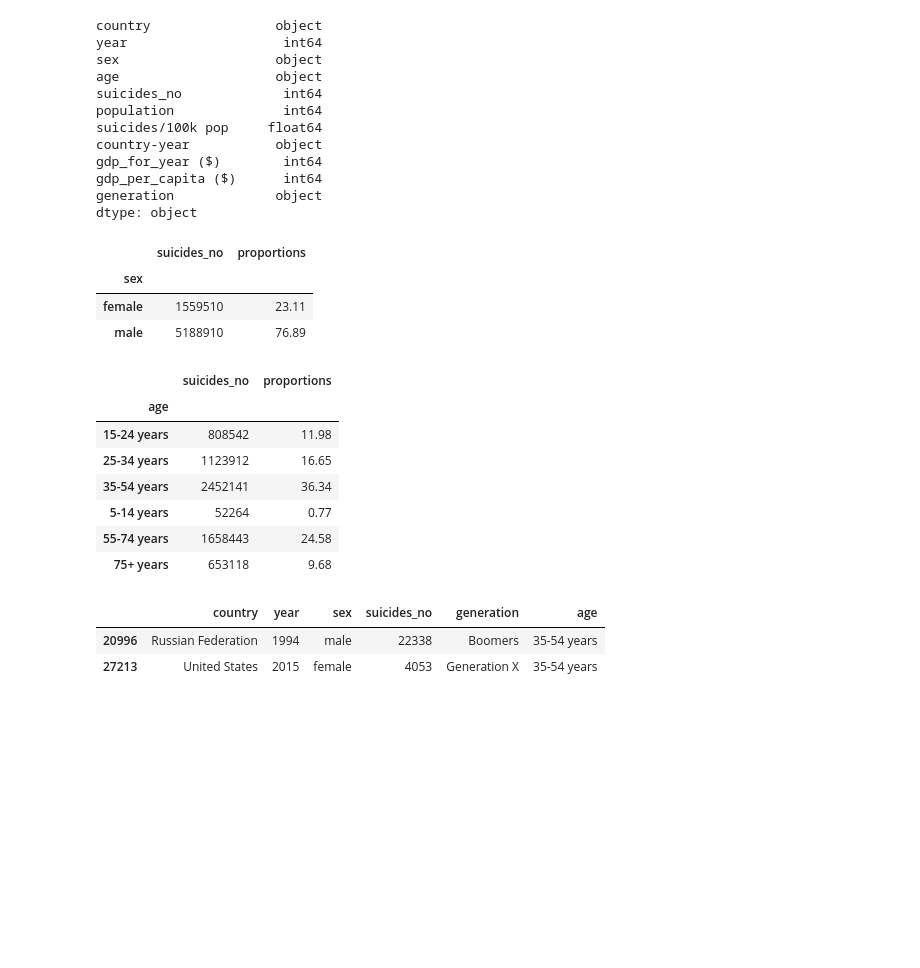
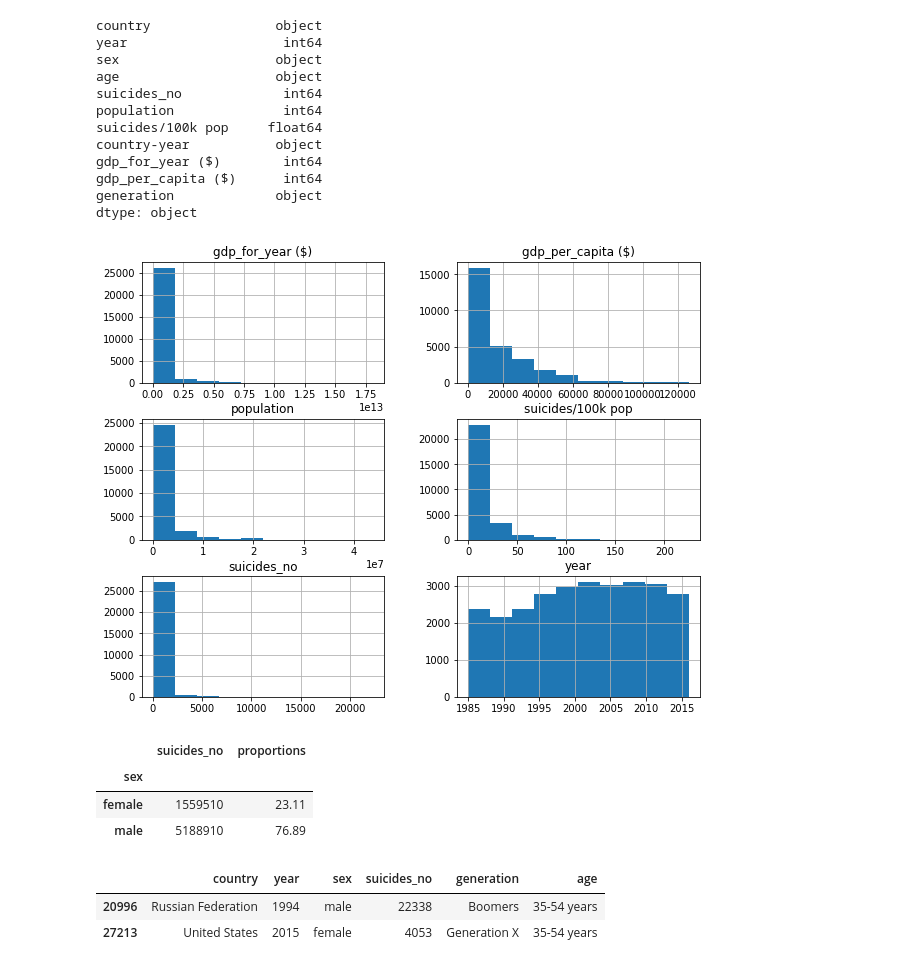
Before and after one commit to Anzaksen/Suicide_rates_1985_to_2016, a Jupyter notebook: Exploration_of_suicide_rates.ipynb, the cells around one changed output. Cells and saved outputs as stored; diff of their text form; code cells hidden in the pictures; blank space fills up the shorter version.

```diff
--- a/Exploration_of_suicide_rates.ipynb
+++ b/Exploration_of_suicide_rates.ipynb
@@ -79,3 +79,7 @@ gdp_for_year ($)        int64
 gdp_per_capita ($)      int64
 generation             object
 dtype: object
+# %%
+suicide.hist(figsize=[10,8]);
+# %% [output]
+[figure, added]
@@ -89,19 +95,6 @@ total_per_sex
 | sex |  |  |
 | female | 1559510 | 23.11 |
 | male | 5188910 | 76.89 |
-# %%
-total_age = pd.DataFrame(suicide.groupby('age')['suicides_no'].sum())
-total_age['proportions'] = total_age['suicides_no'].div(total_age['suicides_no'].sum(), axis=0).multiply(100).round(2)
-total_age
-# %% [output]
-|  | suicides_no | proportions |
-| age |  |  |
-| 15-24 years | 808542 | 11.98 |
-| 25-34 years | 1123912 | 16.65 |
-| 35-54 years | 2452141 | 36.34 |
-| 5-14 years | 52264 | 0.77 |
-| 55-74 years | 1658443 | 24.58 |
-| 75+ years | 653118 | 9.68 |
 # %%
 
 max_per_sex = suicide.groupby('sex')['suicides_no'].max()
```
Also changed, not shown: parts of 8 cells of this notebook.
